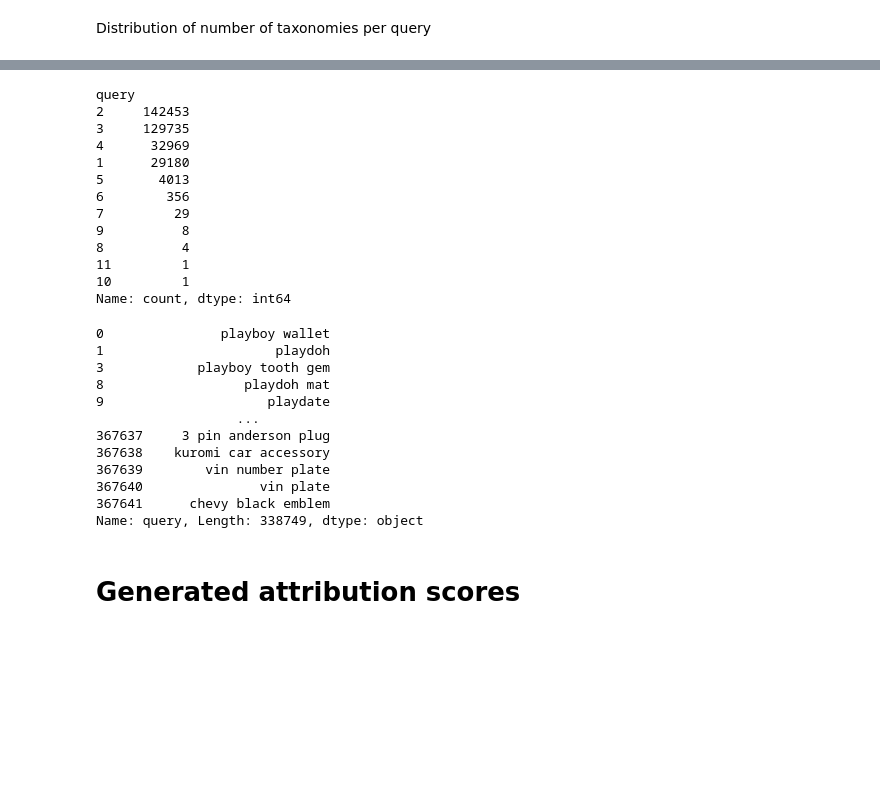
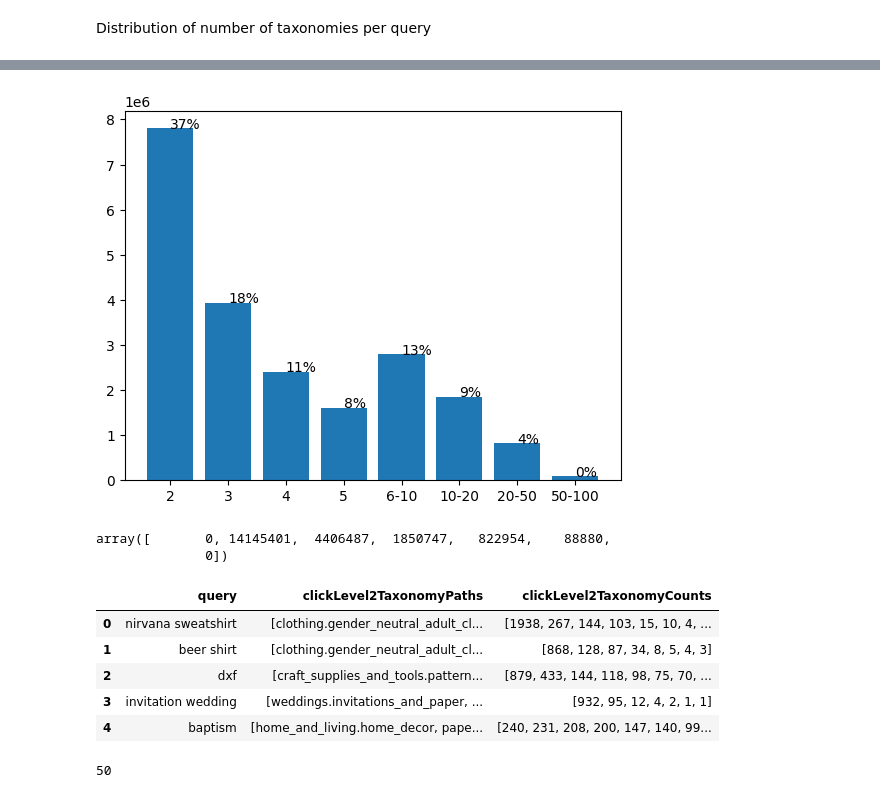
Before and after one commit to yqngzh/yzhang-adhoc-analysis, a Jupyter notebook: 2023Q3_taxo_diversity/1_taxo_diversity_data_understanding.ipynb, the cells around one changed output, grey strips where cells are left out. Drawn from its saved outputs; the diff is of its cells as text; code cells hidden in the pictures; blank space fills up the shorter version.

```diff
--- a/2023Q3_taxo_diversity/1_taxo_diversity_data_understanding.ipynb
+++ b/2023Q3_taxo_diversity/1_taxo_diversity_data_understanding.ipynb
@@ -174,33 +152,0 @@ Name: count, dtype: int64
-# %%
-others_query_length.value_counts()
-# %% [output]
-query
-2     142453
-3     129735
-4      32969
-1      29180
-5       4013
-6        356
-7         29
-9          8
-8          4
-11         1
-10         1
-Name: count, dtype: int64
-# %%
-df_others["query"]
-# %% [output]
-0               playboy wallet
-1                      playdoh
-3            playboy tooth gem
-8                  playdoh mat
-9                     playdate
-                  ...
-367637     3 pin anderson plug
-367638    kuromi car accessory
-367639        vin number plate
-367640               vin plate
-367641      chevy black emblem
-Name: query, Length: 338749, dtype: object
-# %% [markdown]
-# Generated attribution scores
@@ -236,0 +153,19 @@ level2_click_cosine = []
+# %%
+bins = [2, 3, 4, 5, 6, 10, 20, 50, 100]
+bin_labels = ["2", "3", "4", "5", "6-10", "10-20", "20-50", "50-100"]
+
+hist_values = np.histogram(df.feature_length, bins = bins)[0]
+percentage = ["{0:.0%}".format(x) for x in np.round(hist_values / df.shape[0], 5)]
+
+ax = plt.bar(x=bin_labels, height=hist_values)
+for x, y, p in zip(bin_labels, hist_values, percentage):
+    plt.text(x, y, p)
+
+plt.show()
+# %% [output]
+[figure, added]
+# %%
+hist_values
+# %% [output]
+array([       0, 14145401,  4406487,  1850747,   822954,    88880,
+              0])
@@ -236,0 +177,9 @@ level2_click_cosine = []
+# %%
+df.head()
+# %% [output]
+|  | query | clickLevel2TaxonomyPaths | clickLevel2TaxonomyCounts |
+| 0 | nirvana sweatshirt | [clothing.gender_neutral_adult_cl... | [1938, 267, 144, 103, 15, 10, 4, ... |
+| 1 | beer shirt | [clothing.gender_neutral_adult_cl... | [868, 128, 87, 34, 8, 5, 4, 3] |
+| 2 | dxf | [craft_supplies_and_tools.pattern... | [879, 433, 144, 118, 98, 75, 70, ... |
+| 3 | invitation wedding | [weddings.invitations_and_paper, ... | [932, 95, 12, 4, 2, 1, 1] |
+| 4 | baptism | [home_and_living.home_decor, pape... | [240, 231, 208, 200, 147, 140, 99... |
@@ -236,0 +188,4 @@ level2_click_cosine = []
+# %%
+df.feature_length.max()
+# %% [output]
+50
```
Also changed, not shown: parts of 40 cells of this notebook, 4 other files.
